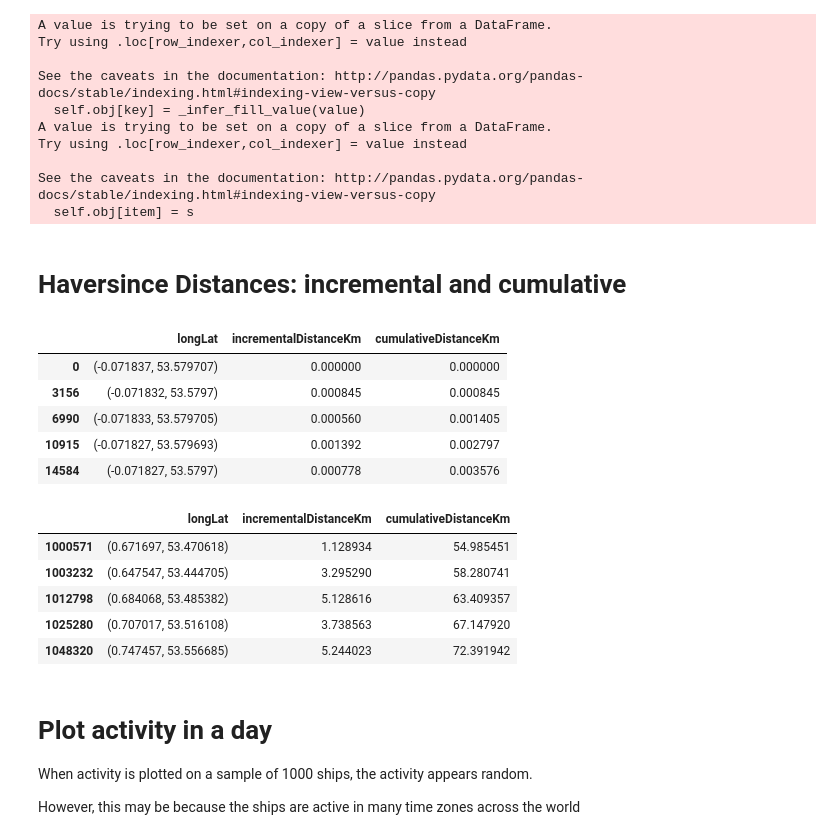
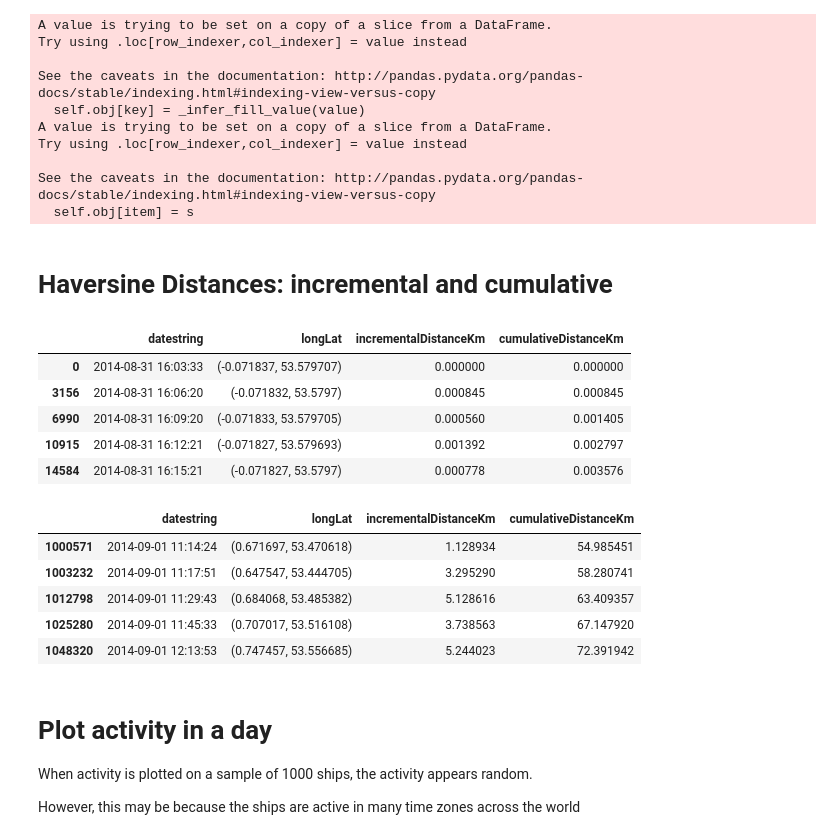
Before and after one commit to uwong/python, a Jupyter notebook: notebooks/ships/ship data exploration.ipynb, the cells around one changed output. Saved outputs shown, nothing was run; the diff lists cells and outputs as text; code cells hidden in the pictures.

Commit message:
Update haversine distance presentation

```diff
--- a/notebooks/ships/ship data exploration.ipynb
+++ b/notebooks/ships/ship data exploration.ipynb
@@ -315,25 +315,25 @@ Try using .loc[row_indexer,col_indexer] = value instead
 See the caveats in the documentation: http://pandas.pydata.org/pandas-docs/stable/indexing.html#indexing-view-versus-copy
   self.obj[item] = s
 # %% [markdown]
-# Haversince Distances: incremental and cumulative
+# Haversine Distances: incremental and cumulative
 # %%
-oneShip.loc[:, ['longLat', 'incrementalDistanceKm', 'cumulativeDistanceKm']].head()
+oneShip.loc[:, ['datestring', 'longLat', 'incrementalDistanceKm', 'cumulativeDistanceKm']].head()
 # %% [output]
-|  | longLat | incrementalDistanceKm | cumulativeDistanceKm |
-| 0 | (-0.071837, 53.579707) | 0.000000 | 0.000000 |
-| 3156 | (-0.071832, 53.5797) | 0.000845 | 0.000845 |
-| 6990 | (-0.071833, 53.579705) | 0.000560 | 0.001405 |
-| 10915 | (-0.071827, 53.579693) | 0.001392 | 0.002797 |
-| 14584 | (-0.071827, 53.5797) | 0.000778 | 0.003576 |
+|  | datestring | longLat | incrementalDistanceKm | cumulativeDistanceKm |
+| 0 | 2014-08-31 16:03:33 | (-0.071837, 53.579707) | 0.000000 | 0.000000 |
+| 3156 | 2014-08-31 16:06:20 | (-0.071832, 53.5797) | 0.000845 | 0.000845 |
+| 6990 | 2014-08-31 16:09:20 | (-0.071833, 53.579705) | 0.000560 | 0.001405 |
+| 10915 | 2014-08-31 16:12:21 | (-0.071827, 53.579693) | 0.001392 | 0.002797 |
+| 14584 | 2014-08-31 16:15:21 | (-0.071827, 53.5797) | 0.000778 | 0.003576 |
 # %%
-oneShip.loc[:, ['longLat', 'incrementalDistanceKm', 'cumulativeDistanceKm']].tail()
+oneShip.loc[:, ['datestring', 'longLat', 'incrementalDistanceKm', 'cumulativeDistanceKm']].tail()
 # %% [output]
-|  | longLat | incrementalDistanceKm | cumulativeDistanceKm |
-| 1000571 | (0.671697, 53.470618) | 1.128934 | 54.985451 |
-| 1003232 | (0.647547, 53.444705) | 3.295290 | 58.280741 |
-| 1012798 | (0.684068, 53.485382) | 5.128616 | 63.409357 |
-| 1025280 | (0.707017, 53.516108) | 3.738563 | 67.147920 |
-| 1048320 | (0.747457, 53.556685) | 5.244023 | 72.391942 |
+|  | datestring | longLat | incrementalDistanceKm | cumulativeDistanceKm |
+| 1000571 | 2014-09-01 11:14:24 | (0.671697, 53.470618) | 1.128934 | 54.985451 |
+| 1003232 | 2014-09-01 11:17:51 | (0.647547, 53.444705) | 3.295290 | 58.280741 |
+| 1012798 | 2014-09-01 11:29:43 | (0.684068, 53.485382) | 5.128616 | 63.409357 |
+| 1025280 | 2014-09-01 11:45:33 | (0.707017, 53.516108) | 3.738563 | 67.147920 |
+| 1048320 | 2014-09-01 12:13:53 | (0.747457, 53.556685) | 5.244023 | 72.391942 |
 # %% [markdown]
 # Plot activity in a day
 
```
